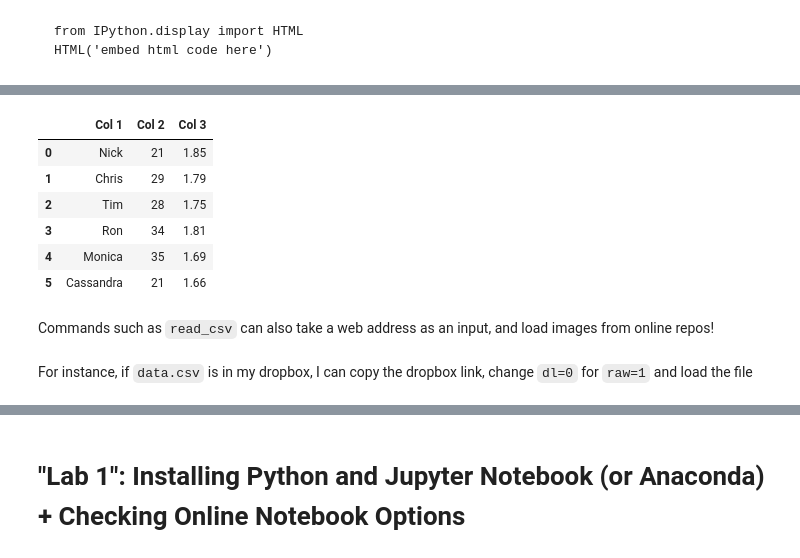
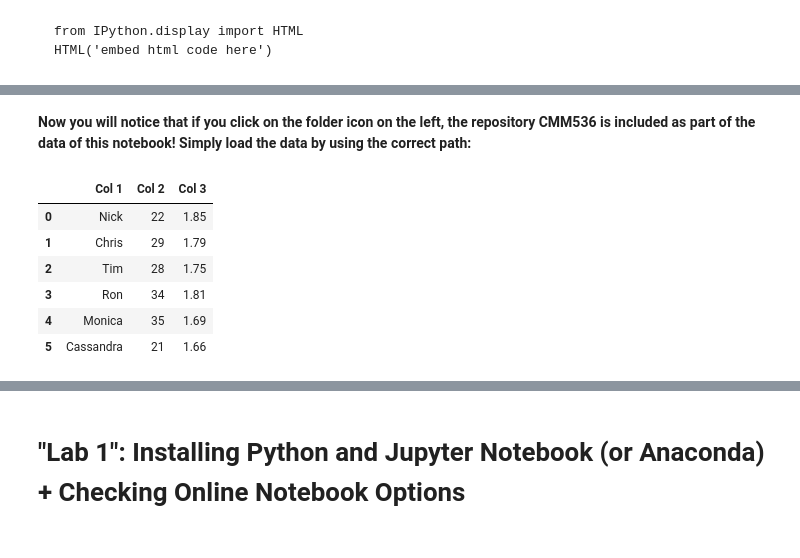
Before and after one commit to carlosfmorenog/CMM536, a Jupyter notebook: CMM536_Topic_1/CMM536_T1_Lec.ipynb, the cells around one changed output, grey strips where cells are left out. Saved outputs shown, nothing was run; the diff lists cells and outputs as text; code cells hidden in the pictures.

```diff
--- a/CMM536_Topic_1/CMM536_T1_Lec.ipynb
+++ b/CMM536_Topic_1/CMM536_T1_Lec.ipynb
@@ -133,17 +117,14 @@ The easiest way to do so is with a Python module called `Pandas`
+# %% [markdown]
+**Now you will notice that if you click on the folder icon on the left, the repository CMM536 is included as part of the data of this notebook! Simply load the data by using the correct path:**
 # %%
 import pandas as pd
+data_git2 = pd.read_csv('/content/CMM536/CMM536_Topic_1/data.csv')
+data_git2
+# %% [output]
+|  | Col 1 | Col 2 | Col 3 |
+| 0 | Nick | 22 | 1.85 |
+| 1 | Chris | 29 | 1.79 |
+| 2 | Tim | 28 | 1.75 |
+| 3 | Ron | 34 | 1.81 |
+| 4 | Monica | 35 | 1.69 |
+| 5 | Cassandra | 21 | 1.66 |
-# %%
-data = pd.read_csv('data.csv')
-data
-# %% [output]
-|  | Col 1 | Col 2 | Col 3 |
-| 0 | Nick | 21 | 1.85 |
-| 1 | Chris | 29 | 1.79 |
-| 2 | Tim | 28 | 1.75 |
-| 3 | Ron | 34 | 1.81 |
-| 4 | Monica | 35 | 1.69 |
-| 5 | Cassandra | 21 | 1.66 |
-# %% [markdown]
-Commands such as `read_csv` can also take a web address as an input, and load images from online repos!
-# %% [markdown]
-For instance, if `data.csv` is in my dropbox, I can copy the dropbox link, change `dl=0` for `raw=1` and load the file
```
Also changed, not shown: parts of 18 cells of this notebook.
